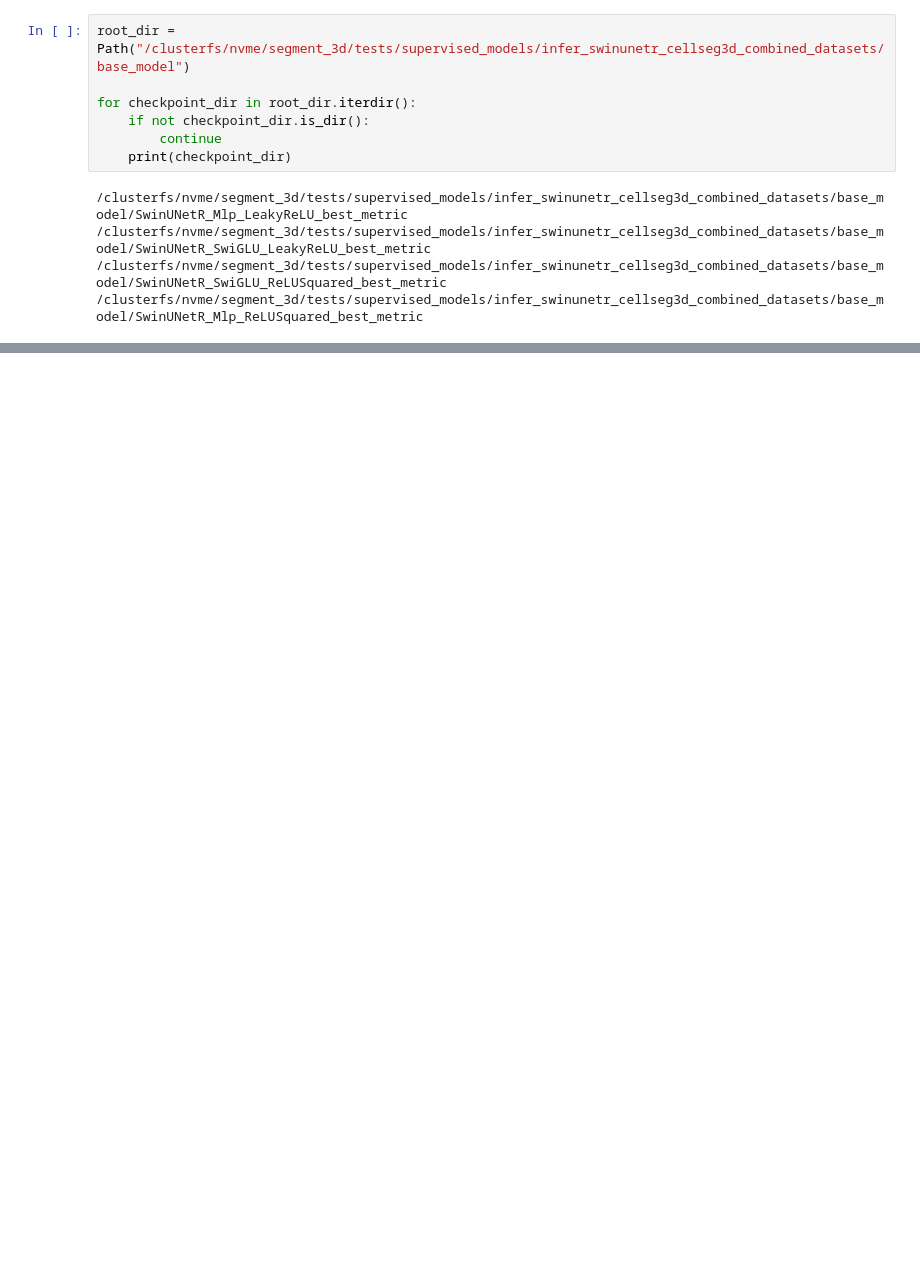
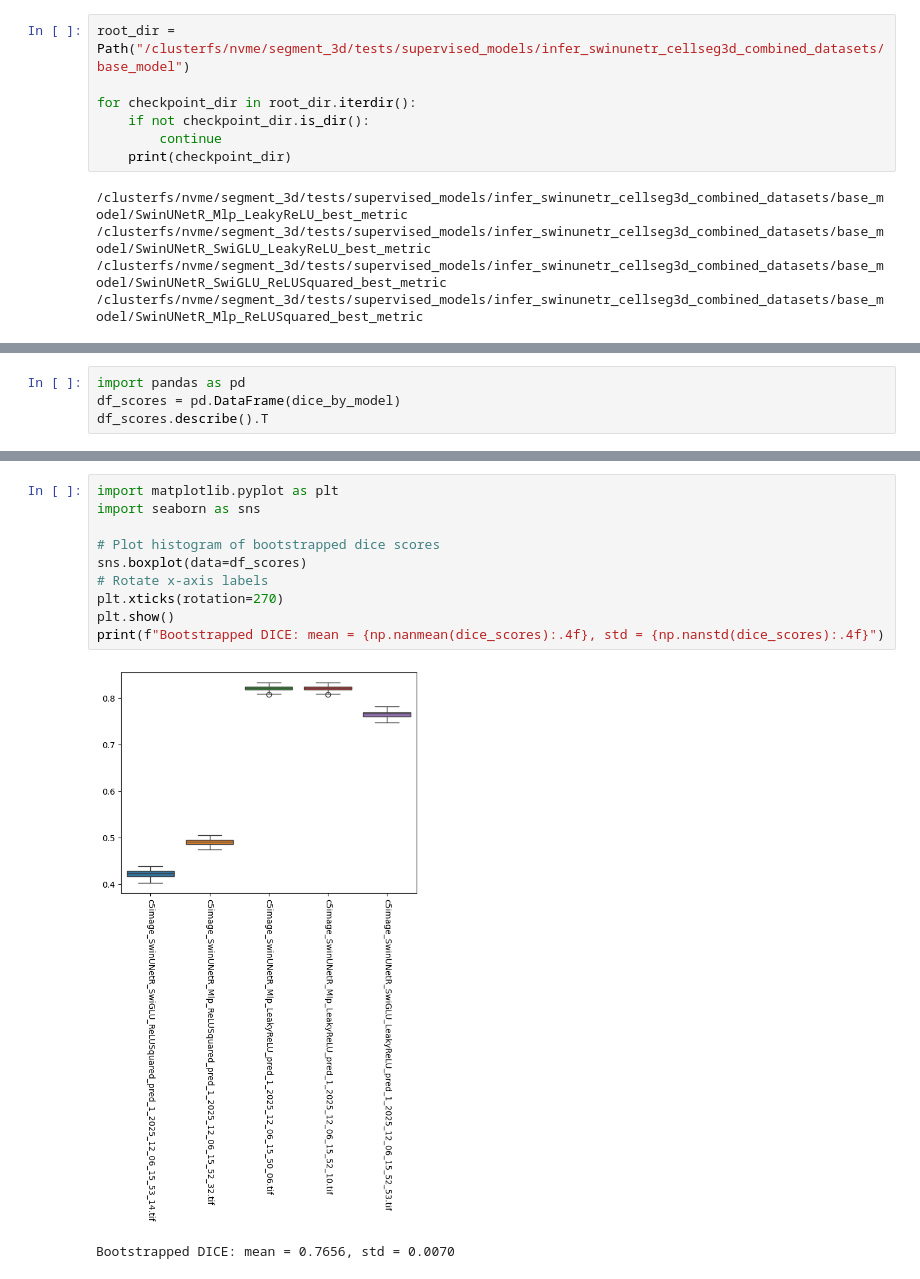
Before and after one commit to Panzax/segmentation_case_study, a Jupyter notebook: notebooks/inference_tests.ipynb, the cells around one changed output, grey strips where cells are left out. Drawn from its saved outputs; the diff is of its cells as text; blank space fills up the shorter version.

```diff
--- a/notebooks/inference_tests.ipynb
+++ b/notebooks/inference_tests.ipynb
@@ -357,0 +508,4 @@ for checkpoint_dir in root_dir.iterdir():
+# %%
+import pandas as pd
+df_scores = pd.DataFrame(dice_by_model)
+df_scores.describe().T
@@ -357,0 +519,13 @@ for checkpoint_dir in root_dir.iterdir():
+# %%
+import matplotlib.pyplot as plt
+import seaborn as sns
+
+# Plot histogram of bootstrapped dice scores
+sns.boxplot(data=df_scores)
+# Rotate x-axis labels
+plt.xticks(rotation=270)
+plt.show()
+print(f"Bootstrapped DICE: mean = {np.nanmean(dice_scores):.4f}, std = {np.nanstd(dice_scores):.4f}")
+# %% [output]
+[figure, added]
+Bootstrapped DICE: mean = 0.7656, std = 0.0070
```
Also changed, not shown: parts of 26 cells of this notebook, 11 other files.
